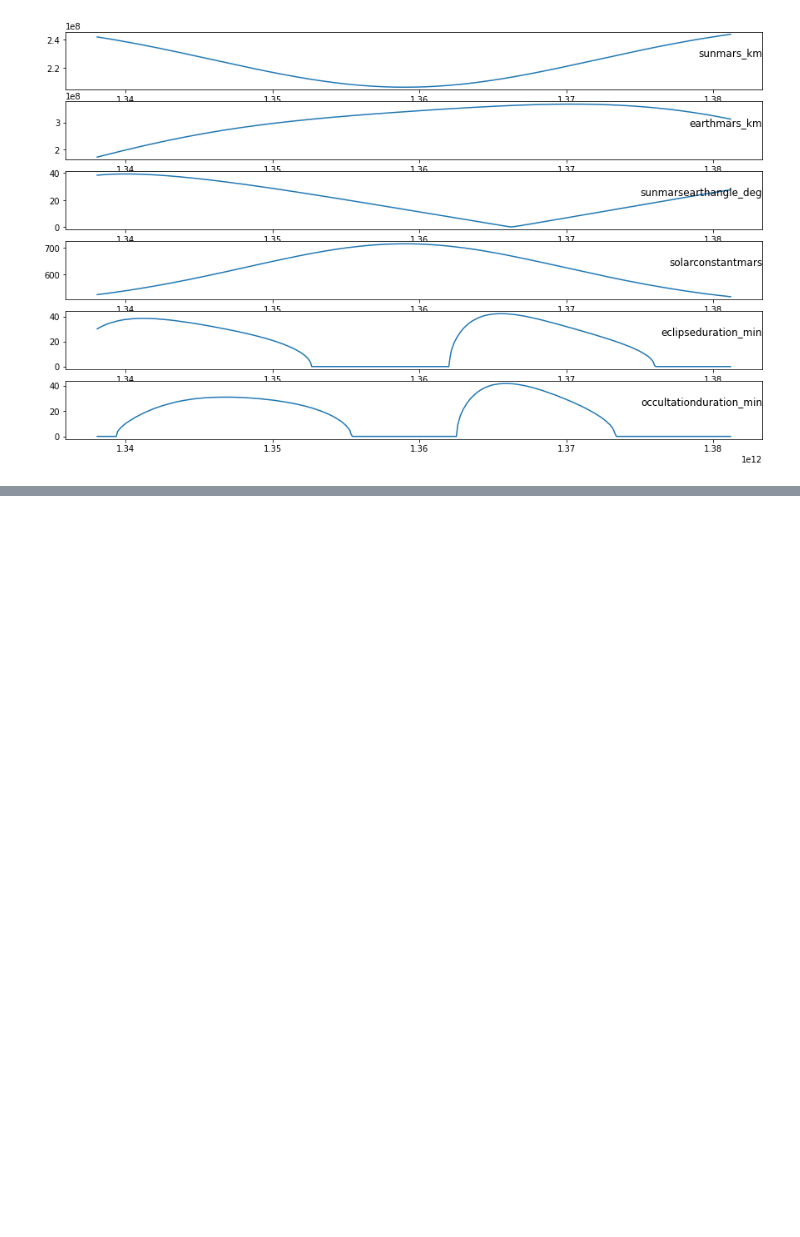
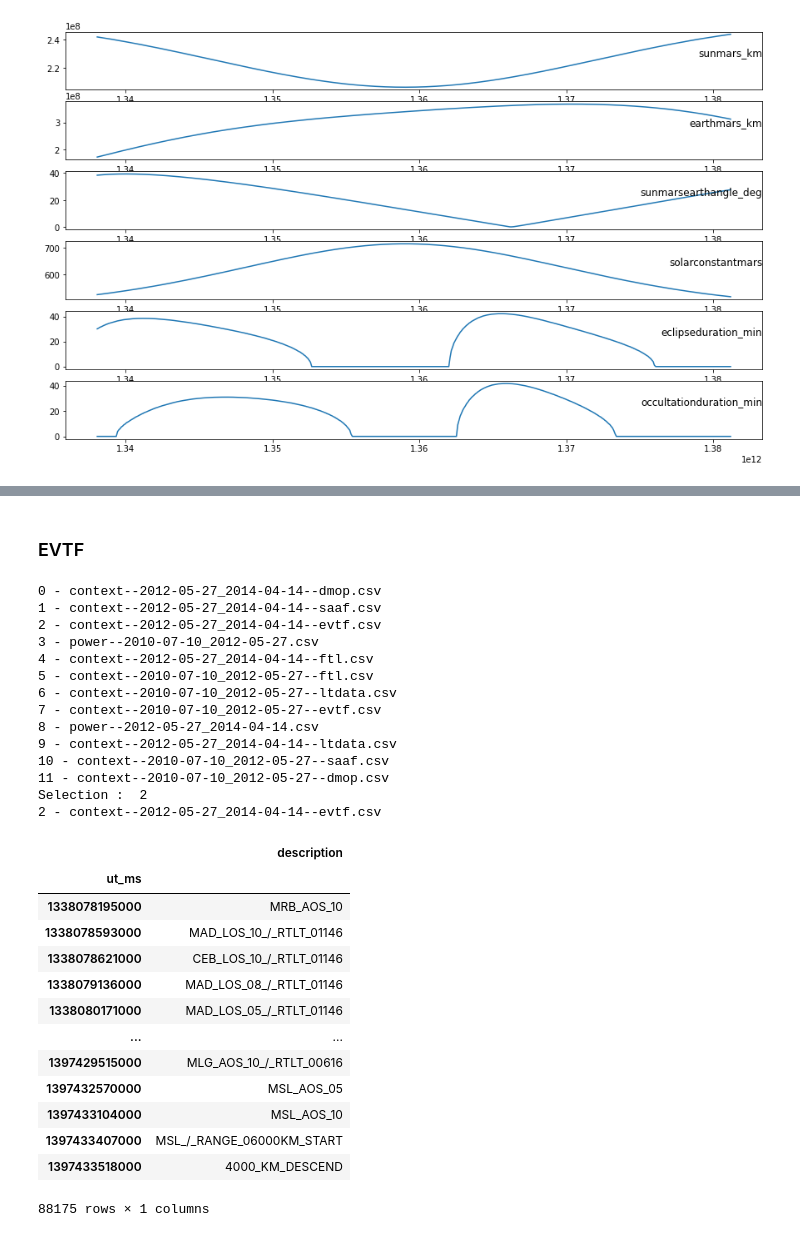
Before and after one commit to YamSok/MarsExpress, a Jupyter notebook: traitement_donnees.ipynb, the cells around one changed output, grey strips where cells are left out. Drawn from its saved outputs; the diff is of its cells as text; code cells hidden in the pictures; blank space fills up the shorter version.

```diff
--- a/traitement_donnees.ipynb
+++ b/traitement_donnees.ipynb
@@ -195,0 +232,35 @@ s
+# %% [markdown]
+### EVTF
+# %%
+file_name = selection(folder = FOLDER, search = f"*{YEAR}*", first = False)
+data = pd.read_csv(file_name, sep=",", index_col=0)
+data
+# %% [output]
+0 - context--2012-05-27_2014-04-14--dmop.csv
+1 - context--2012-05-27_2014-04-14--saaf.csv
+2 - context--2012-05-27_2014-04-14--evtf.csv
+3 - power--2010-07-10_2012-05-27.csv
+4 - context--2012-05-27_2014-04-14--ftl.csv
+5 - context--2010-07-10_2012-05-27--ftl.csv
+6 - context--2010-07-10_2012-05-27--ltdata.csv
+7 - context--2010-07-10_2012-05-27--evtf.csv
+8 - power--2012-05-27_2014-04-14.csv
+9 - context--2012-05-27_2014-04-14--ltdata.csv
+10 - context--2010-07-10_2012-05-27--saaf.csv
+11 - context--2010-07-10_2012-05-27--dmop.csv
+Selection :  2
+2 - context--2012-05-27_2014-04-14--evtf.csv
+|  | description |
+| ut_ms |  |
+| 1338078195000 | MRB_AOS_10 |
+| 1338078593000 | MAD_LOS_10_/_RTLT_01146 |
+| 1338078621000 | CEB_LOS_10_/_RTLT_01146 |
+| 1338079136000 | MAD_LOS_08_/_RTLT_01146 |
+| 1338080171000 | MAD_LOS_05_/_RTLT_01146 |
+| ... | ... |
+| 1397429515000 | MLG_AOS_10_/_RTLT_00616 |
+| 1397432570000 | MSL_AOS_05 |
+| 1397433104000 | MSL_AOS_10 |
+| 1397433407000 | MSL_/_RANGE_06000KM_START |
+| 1397433518000 | 4000_KM_DESCEND |
+88175 rows × 1 columns
```
Also changed, not shown: parts of 21 cells of this notebook.
